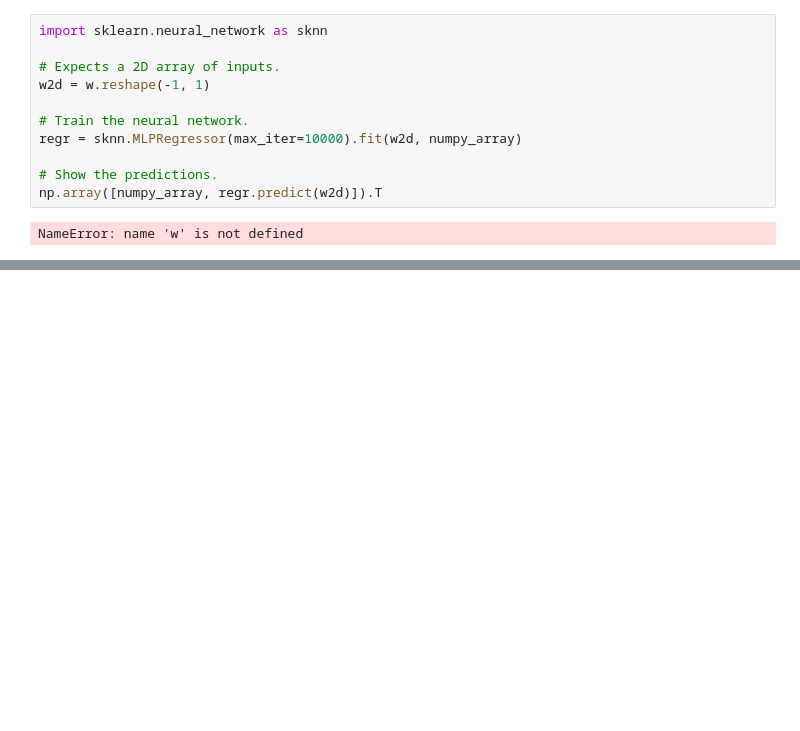
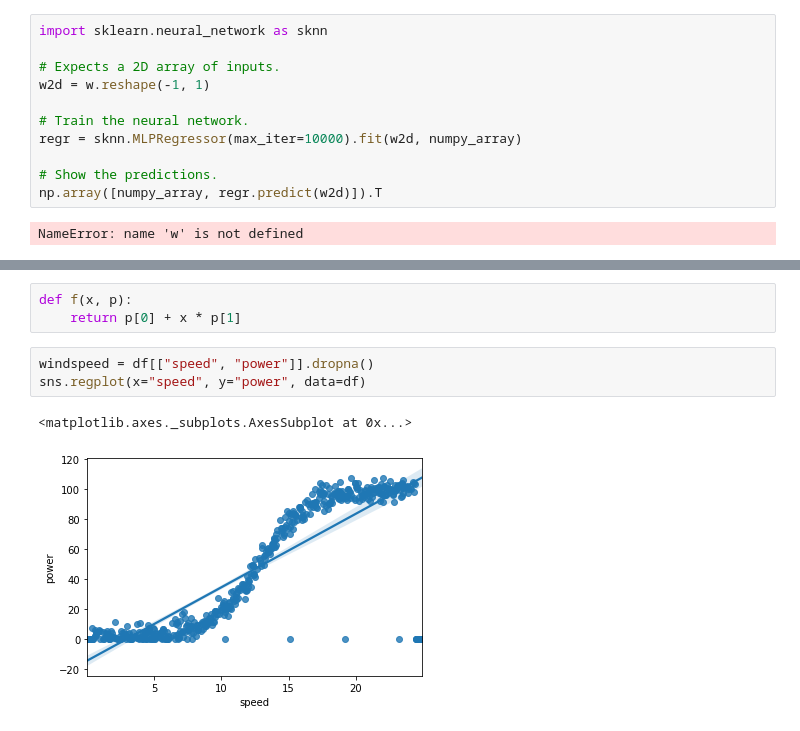
Before and after one commit to garycunningham89/Project-2020, a Jupyter notebook: Project 2020.ipynb, the cells around one changed output, grey strips where cells are left out. Drawn from its saved outputs; the diff is of its cells as text; blank space fills up the shorter version.

```diff
--- a/Project 2020.ipynb
+++ b/Project 2020.ipynb
@@ -188,0 +211,9 @@ df.to_csv("powerproduction.csv", index=False, float_format='%.3f')
+# %%
+def f(x, p):
+    return p[0] + x * p[1]
+# %%
+windspeed = df[["speed", "power"]].dropna()
+sns.regplot(x="speed", y="power", data=df)
+# %% [output]
+<matplotlib.axes._subplots.AxesSubplot at 0x...>
+[figure, added]
```
Also changed, not shown: parts of 26 cells of this notebook, 4 other files.
